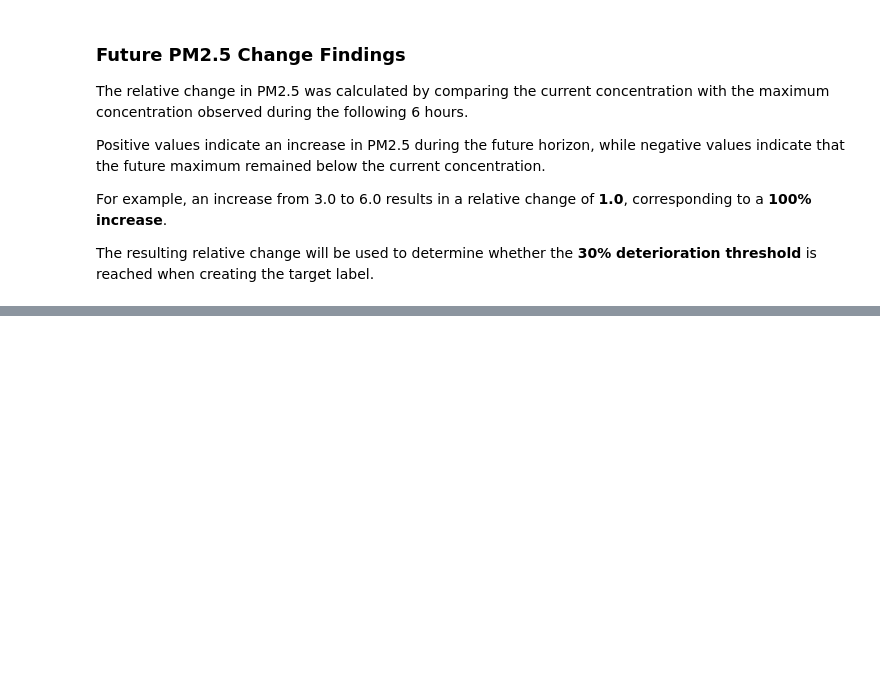
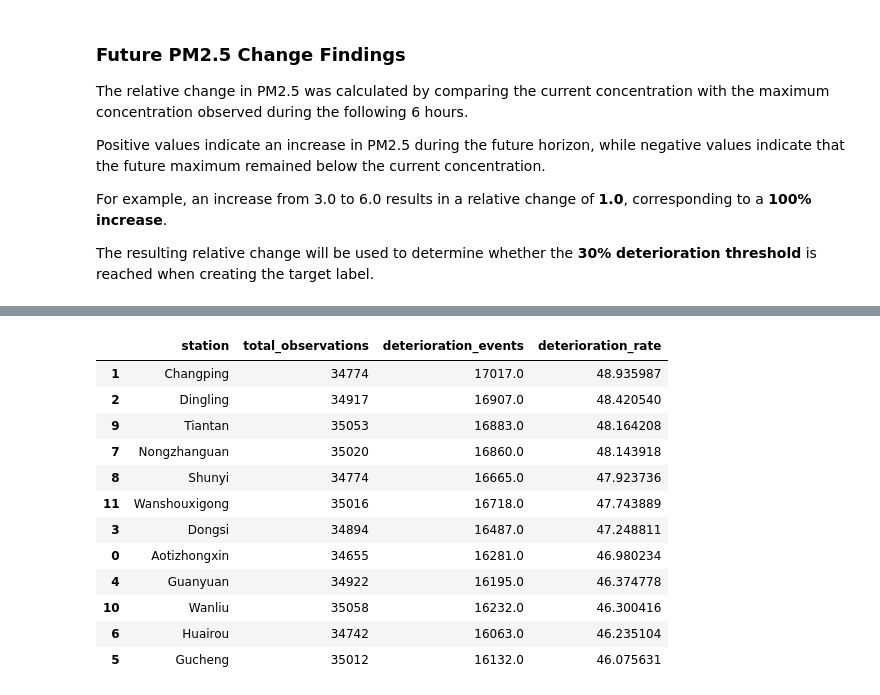
Before and after one commit to saraalwadia/airshift, a Jupyter notebook: notebooks/05_labeling.ipynb, the cells around one changed output, grey strips where cells are left out. Drawn from its saved outputs; the diff is of its cells as text; code cells hidden in the pictures; blank space fills up the shorter version.

```diff
--- a/notebooks/05_labeling.ipynb
+++ b/notebooks/05_labeling.ipynb
@@ -214,0 +412,34 @@ The resulting relative change will be used to determine whether the **30% deteri
+# %%
+station_target_summary = (
+    df.dropna(subset=["Deterioration"])
+      .groupby("station")["Deterioration"]
+      .agg(
+          total_observations="count",
+          deterioration_events="sum",
+          deterioration_rate="mean"
+      )
+      .reset_index()
+)
+
+station_target_summary["deterioration_rate"] *= 100
+
+station_target_summary = station_target_summary.sort_values(
+    "deterioration_rate",
+    ascending=False
+)
+
+station_target_summary
+# %% [output]
+|  | station | total_observations | deterioration_events | deterioration_rate |
+| 1 | Changping | 34774 | 17017.0 | 48.935987 |
+| 2 | Dingling | 34917 | 16907.0 | 48.420540 |
+| 9 | Tiantan | 35053 | 16883.0 | 48.164208 |
+| 7 | Nongzhanguan | 35020 | 16860.0 | 48.143918 |
+| 8 | Shunyi | 34774 | 16665.0 | 47.923736 |
+| 11 | Wanshouxigong | 35016 | 16718.0 | 47.743889 |
+| 3 | Dongsi | 34894 | 16487.0 | 47.248811 |
+| 0 | Aotizhongxin | 34655 | 16281.0 | 46.980234 |
+| 4 | Guanyuan | 34922 | 16195.0 | 46.374778 |
+| 10 | Wanliu | 35058 | 16232.0 | 46.300416 |
+| 6 | Huairou | 34742 | 16063.0 | 46.235104 |
+| 5 | Gucheng | 35012 | 16132.0 | 46.075631 |
```
Also changed, not shown: parts of 13 cells of this notebook.
